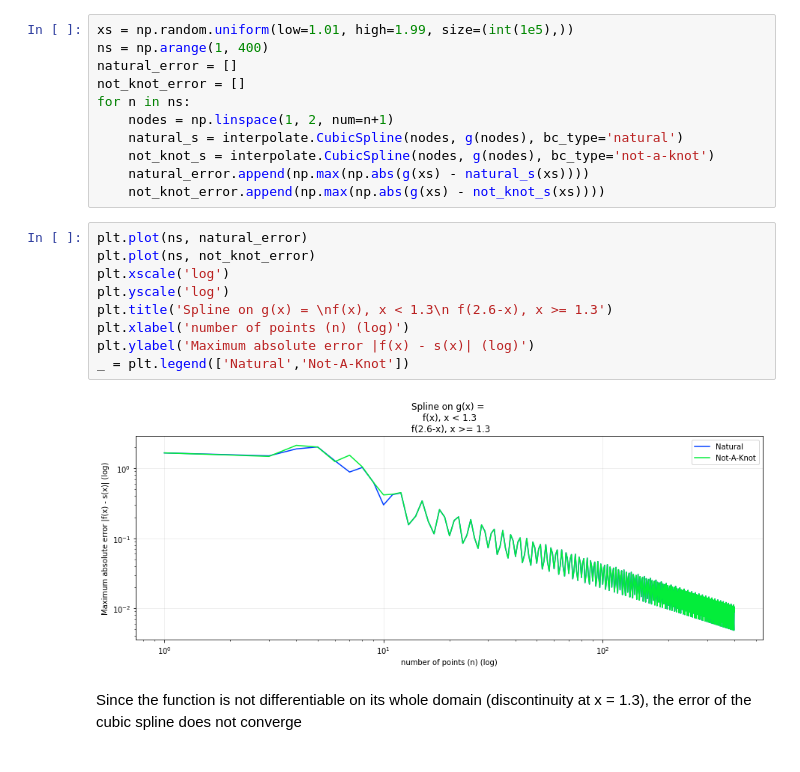
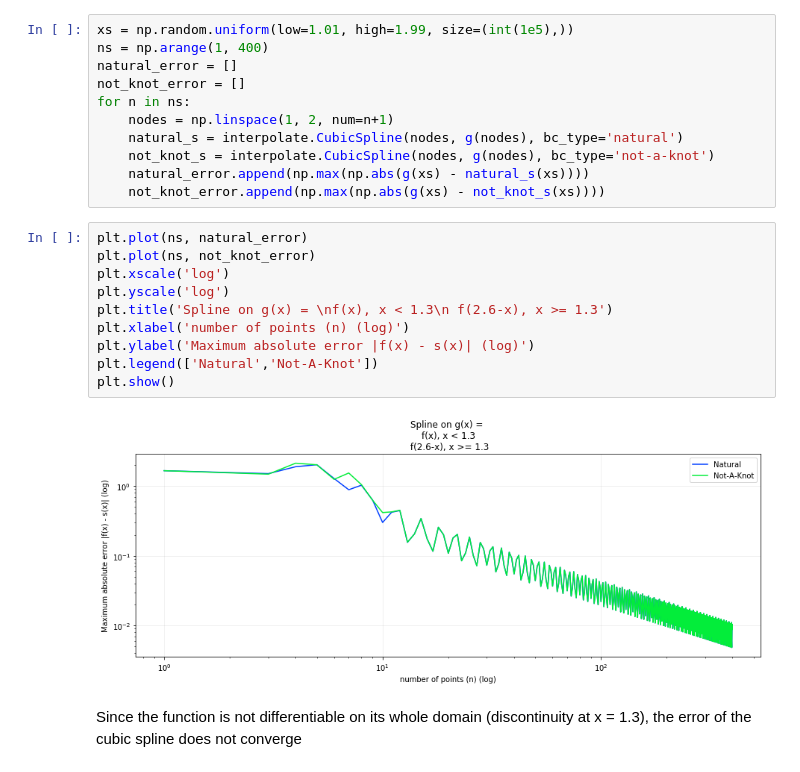
Before and after one commit to skhadem/numerical-analysis-class, a Jupyter notebook: Homework/Solutions/HW4/hw4.ipynb, the cells around one changed output. Saved outputs shown, nothing was run; the diff lists cells and outputs as text.

```diff
--- a/Homework/Solutions/HW4/hw4.ipynb
+++ b/Homework/Solutions/HW4/hw4.ipynb
@@ -107,13 +109,14 @@ for n in ns:
 # %%
 plt.plot(ns, natural_error)
 plt.plot(ns, not_knot_error)
 plt.xscale('log')
 plt.yscale('log')
 plt.title('Spline on g(x) = \nf(x), x < 1.3\n f(2.6-x), x >= 1.3')
 plt.xlabel('number of points (n) (log)')
 plt.ylabel('Maximum absolute error |f(x) - s(x)| (log)')
-_ = plt.legend(['Natural','Not-A-Knot'])
+plt.legend(['Natural','Not-A-Knot'])
+plt.show()
 # %% [output]
-[figure, old version]
+[figure, new version]
 # %% [markdown]
 Since the function is not differentiable on its whole domain (discontinuity at x = 1.3), the error of the cubic spline does not converge
```
Also changed, not shown: parts of 2 cells of this notebook, 1 other file.
